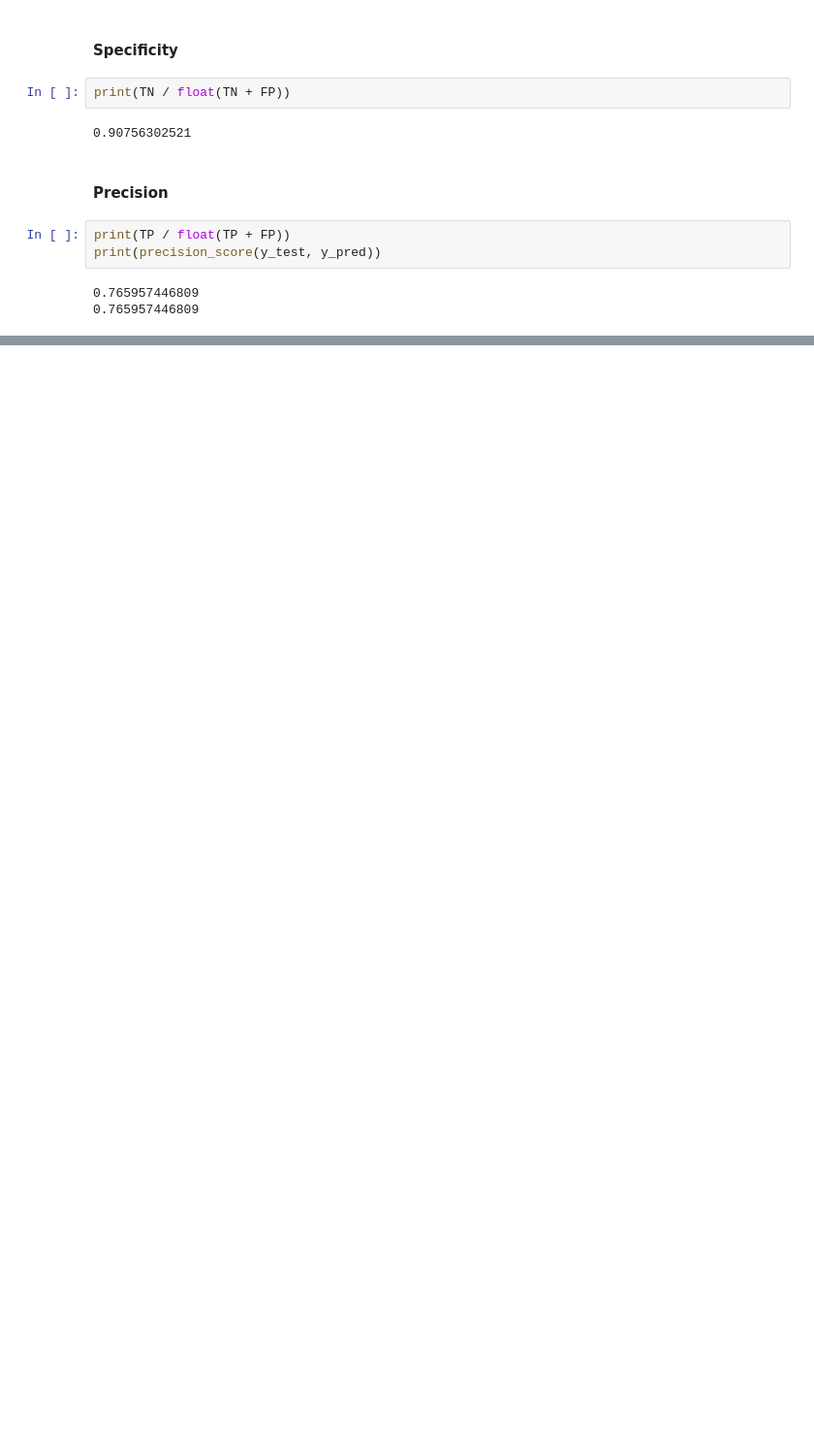
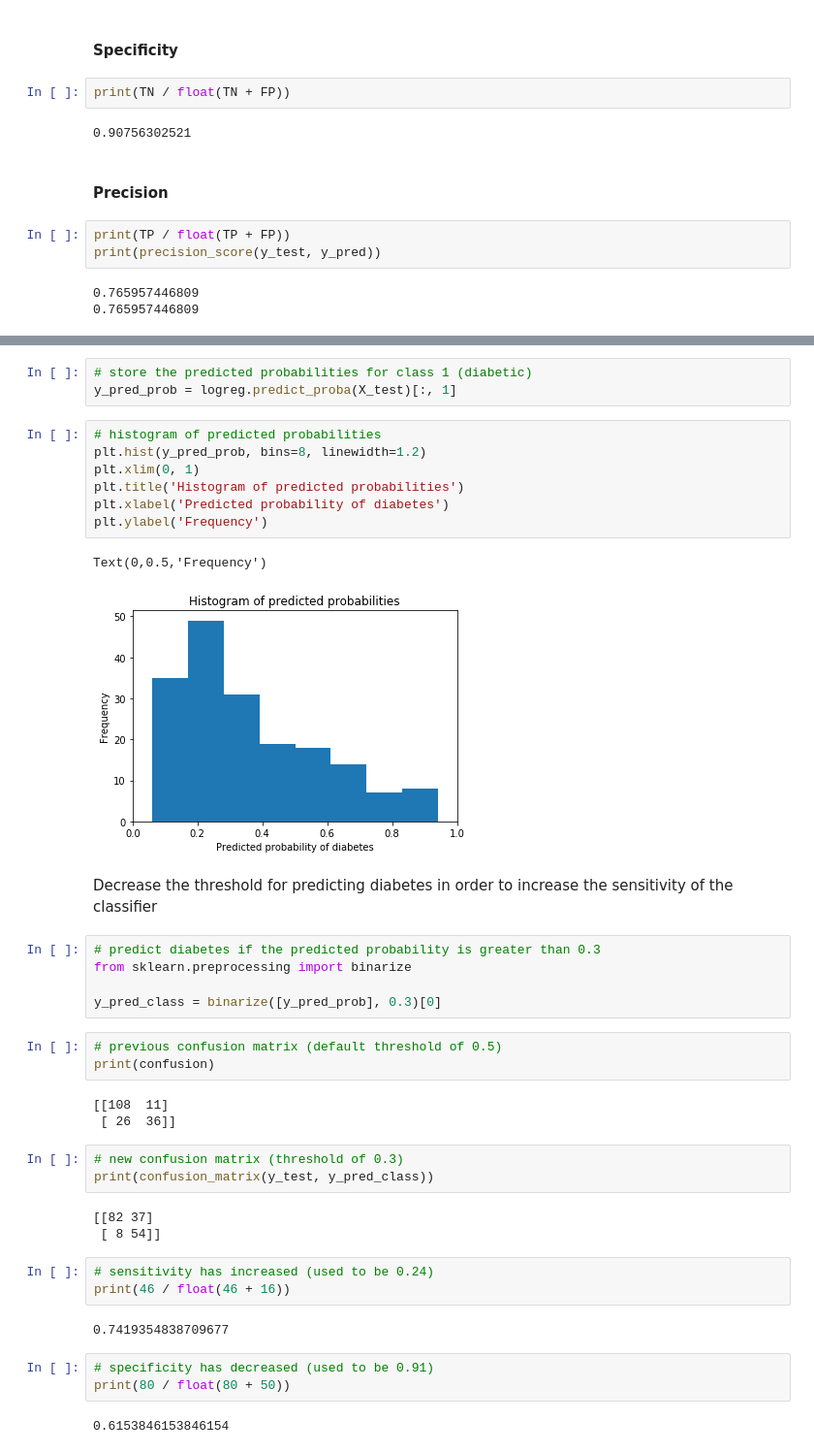
Before and after one commit to LahiruTjay/Machine-Learning-With-Python, a Jupyter notebook: Classification Model Evaluation.ipynb, the cells around one changed output, grey strips where cells are left out. Shown: that part at 97% size. Cells and saved outputs as stored; diff of their text form; blank space fills up the shorter version.

```diff
--- a/Classification Model Evaluation.ipynb
+++ b/Classification Model Evaluation.ipynb
@@ -169,0 +192,42 @@ print(precision_score(y_test, y_pred))
+# %%
+# store the predicted probabilities for class 1 (diabetic)
+y_pred_prob = logreg.predict_proba(X_test)[:, 1]
+# %%
+# histogram of predicted probabilities
+plt.hist(y_pred_prob, bins=8, linewidth=1.2)
+plt.xlim(0, 1)
+plt.title('Histogram of predicted probabilities')
+plt.xlabel('Predicted probability of diabetes')
+plt.ylabel('Frequency')
+# %% [output]
+Text(0,0.5,'Frequency')
+[figure, added]
+# %% [markdown]
+Decrease the threshold for predicting diabetes in order to increase the sensitivity of the classifier
+# %%
+# predict diabetes if the predicted probability is greater than 0.3
+from sklearn.preprocessing import binarize
+
+y_pred_class = binarize([y_pred_prob], 0.3)[0]
+# %%
+# previous confusion matrix (default threshold of 0.5)
+print(confusion)
+# %% [output]
+[[108  11]
+ [ 26  36]]
+# %%
+# new confusion matrix (threshold of 0.3)
+print(confusion_matrix(y_test, y_pred_class))
+# %% [output]
+[[82 37]
+ [ 8 54]]
+# %%
+# sensitivity has increased (used to be 0.24)
+print(46 / float(46 + 16))
+# %% [output]
+0.7419354838709677
+# %%
+# specificity has decreased (used to be 0.91)
+print(80 / float(80 + 50))
+# %% [output]
+0.6153846153846154
```
Also changed, not shown: parts of 12 cells of this notebook.
